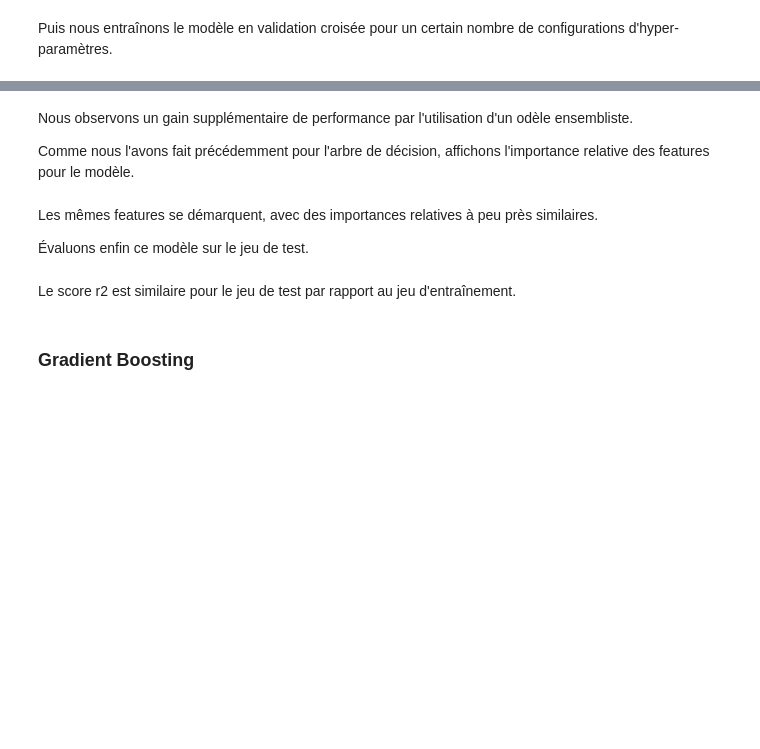
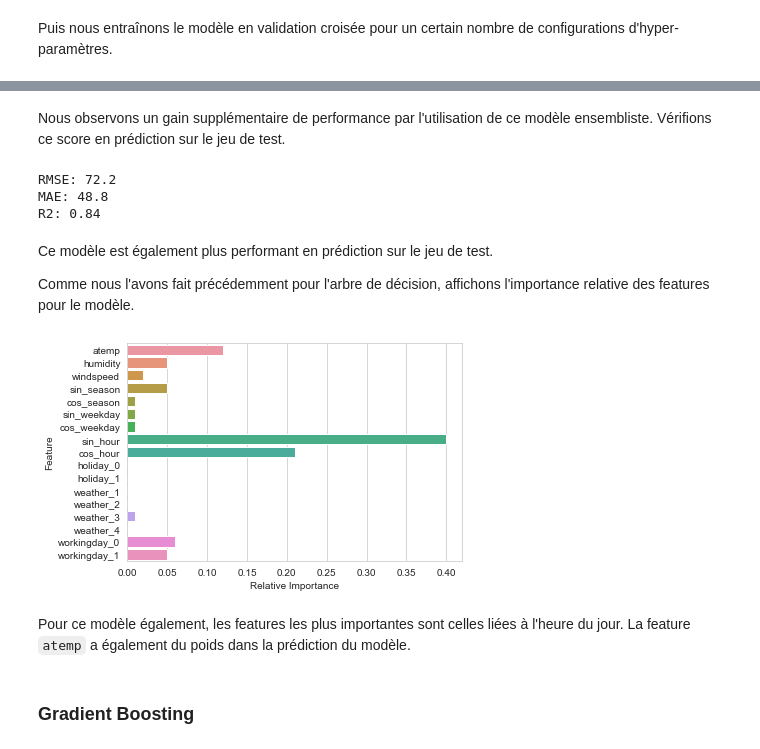
Before and after one commit to Antoine101/Bike-Sharing-Demand, a Jupyter notebook: Bike Sharing Demand.ipynb, the cells around one changed output, grey strips where cells are left out. Drawn from its saved outputs; the diff is of its cells as text; code cells hidden in the pictures; blank space fills up the shorter version.

```diff
--- a/Bike Sharing Demand.ipynb
+++ b/Bike Sharing Demand.ipynb
@@ -505,17 +641,16 @@ Nous déterminons ensuite un espace d'hyper-paramètres parmi lequel piocher des
 # %%
-rf_random_grid = {
-    "model__n_estimators": [int(x) for x in np.linspace(start=50, stop=1000, num=10)],
-    "model__max_features": ["auto", "sqrt"],
-    "model__max_depth": [int(x) for x in np.linspace(2, 50, num=10)],
-    "model__min_samples_split": [int(x) for x in np.linspace(2, 50, num=10)],
-    "model__min_samples_leaf": [int(x) for x in np.linspace(1, 50, num=10)],
-    "model__bootstrap": [True, False]
+rf_params_grid = {
+    "model__n_estimators": [100, 300, 500],
+    "model__max_depth": [5, 10, 15],
+    "model__min_samples_split": [5, 10, 15, 20],
+    "model__min_samples_leaf": [5, 10, 15, 20],
+    "model__max_features": ["auto", "sqrt"]
 }
 
-pp.pprint(rf_random_grid)
+pp.pprint(rf_params_grid)
 
 total_conf = 1
-for _, value in rf_random_grid.items():
+for _, value in rf_params_grid.items():
     if isinstance(value, list):
         total_conf *= len(value)
 
@@ -524,15 +668,15 @@ print(f"Total number of configurations: {total_conf}")
 # %% [markdown]
 Puis nous entraînons le modèle en validation croisée pour un certain nombre de configurations d'hyper-paramètres.
 # %%
-rf_random_search = RandomizedSearchCV(
+rf_grid_search = GridSearchCV(
                                     estimator=rf_pipeline,
-                                    param_distributions=rf_random_grid,
+                                    param_grid=rf_params_grid,
                                     scoring="r2",
-                                    n_iter=100,
                                     cv=5,
                                     verbose=1,
-                                    random_state=42,
                                     n_jobs=6
                                 )
 
-rf_random_search.fit(X_train, y_train)
+rf_grid_search.fit(X_train, y_train)
+print(f"Best score: {round(rf_grid_search.best_score_, 2)}")
+pp.pprint(rf_grid_search.best_params_)
@@ -542,19 +691,29 @@ pp.pprint(rf_random_search.best_params_)
+# %% [markdown]
+Nous observons un gain supplémentaire de performance par l'utilisation de ce modèle ensembliste. Vérifions ce score en prédiction sur le jeu de test.
+# %%
+rf_predictions = rf_grid_search.predict(X_test)
+rf_metrics = metrics(y_test, rf_predictions)
+# %% [output]
+RMSE: 72.2
+MAE: 48.8
+R2: 0.84
 # %% [markdown]
-Nous observons un gain supplémentaire de performance par l'utilisation d'un odèle ensembliste.
+Ce modèle est également plus performant en prédiction sur le jeu de test.
 
 Comme nous l'avons fait précédemment pour l'arbre de décision, affichons l'importance relative des features pour le modèle.
 # %%
-features_name = rf_pipeline.named_steps["preprocessor"].get_feature_names_out()
-rf_features_importance = np.around(rf_random_search.best_estimator_.named_steps["model"].feature_importances_, decimals=2)
+raw_features_name = rf_pipeline.named_steps["preprocessor"].get_feature_names_out()
+formatted_features_name = [raw_feature_name.split("__")[-1] for raw_feature_name in raw_features_name]
+rf_features_importance = np.around(rf_grid_search.best_estimator_.named_steps["model"].feature_importances_, decimals=2)
 
-rf_fi_df = pd.DataFrame(data={"name": features_name, "importance": rf_features_importance})
+rf_fi_df = pd.DataFrame(data={"name": formatted_features_name, "importance": rf_features_importance})
 
 sns.color_palette("pastel")
 sns.barplot(x="importance", y="name", data=rf_fi_df, orient="h")
-plt.xlabel("Relative Importance (%)")
+plt.xlabel("Relative Importance")
 plt.ylabel("Feature")
 plt.show()
+# %% [output]
+[figure, added]
 # %% [markdown]
-Les mêmes features se démarquent, avec des importances relatives à peu près similaires.
-
-Évaluons enfin ce modèle sur le jeu de test.
+Pour ce modèle également, les features les plus importantes sont celles liées à l'heure du jour. La feature `atemp` a également du poids dans la prédiction du modèle.
@@ -564,5 +720,3 @@ random_forest_metrics = metrics(y_test, rf_predictions)
-# %% [markdown]
-Le score r2 est similaire pour le jeu de test par rapport au jeu d'entraînement.
 # %% [markdown]
 ### Gradient Boosting
 # %% [markdown]
```
Also changed, not shown: parts of 78 cells of this notebook, 2 other files.
